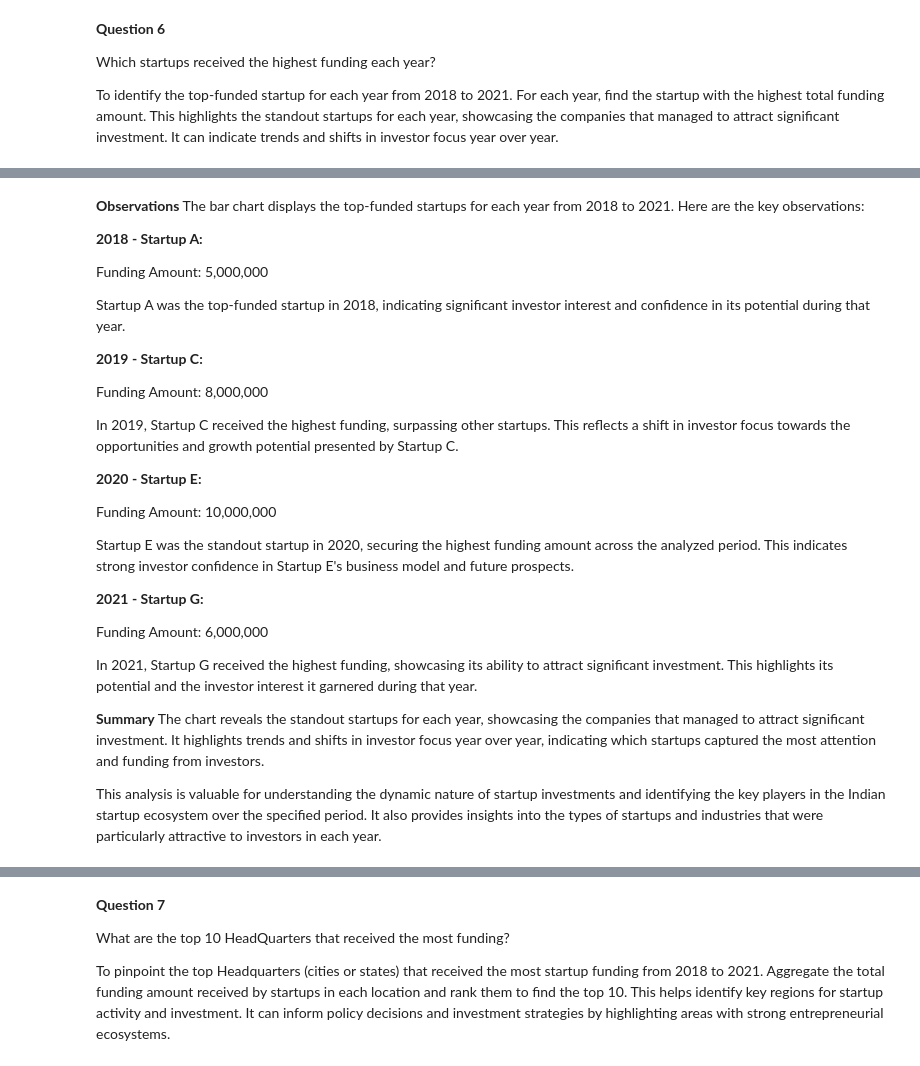
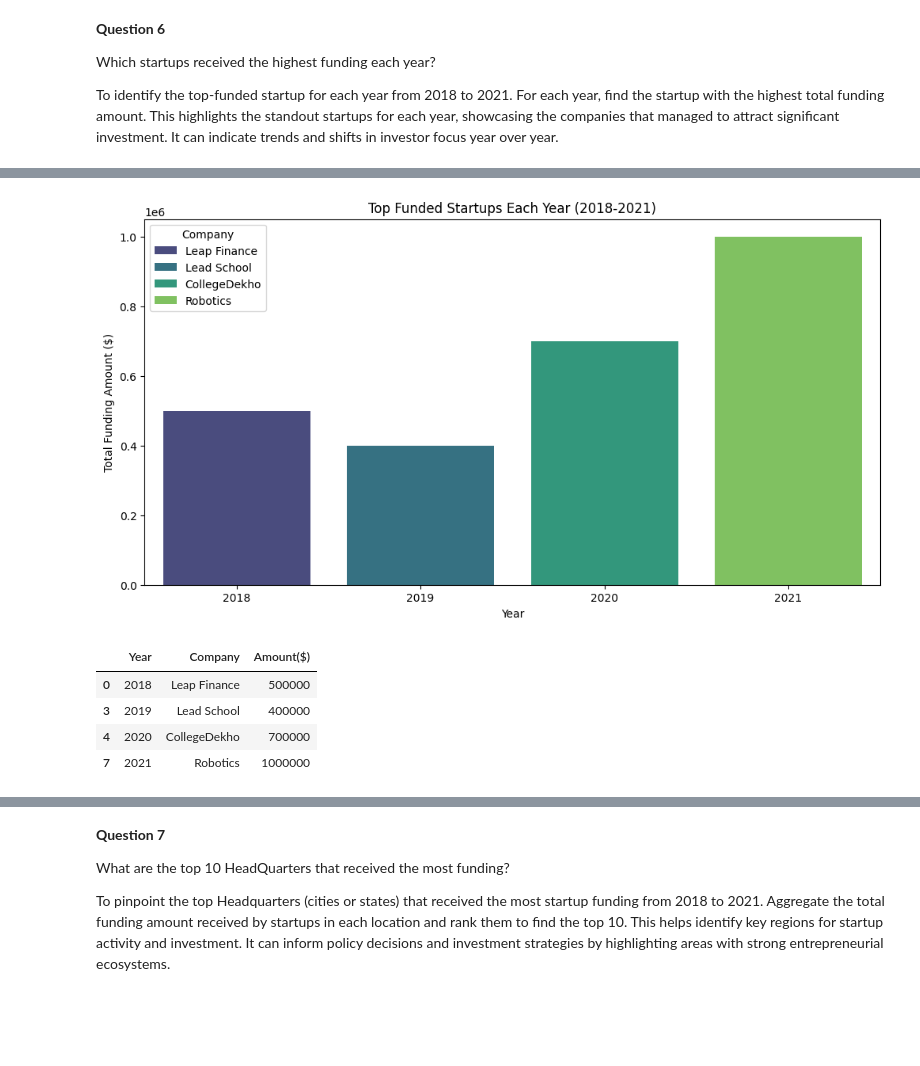
Before and after one commit to Wisdom-EdemD-rah/Indian-Startup-Ecosystem-Project, a Jupyter notebook: Notebooks/ISEP.ipynb, the cells around one changed output, grey strips where cells are left out. Cells and saved outputs as stored; diff of their text form; code cells hidden in the pictures; blank space fills up the shorter version.

```diff
--- a/Notebooks/ISEP.ipynb
+++ b/Notebooks/ISEP.ipynb
@@ -3142,33 +2932,41 @@ top_funded_startups_per_year
-# %% [markdown]
-**Observations**
-The bar chart displays the top-funded startups for each year from 2018 to 2021. Here are the key observations:
-
-**2018 - Startup A:**
-
-Funding Amount: 5,000,000
-
-Startup A was the top-funded startup in 2018, indicating significant investor interest and confidence in its potential during that year.
-
-**2019 - Startup C:**
-
-Funding Amount: 8,000,000
-
-In 2019, Startup C received the highest funding, surpassing other startups. This reflects a shift in investor focus towards the opportunities and growth potential presented by Startup C.
-
-**2020 - Startup E:**
-
-Funding Amount: 10,000,000
-
-Startup E was the standout startup in 2020, securing the highest funding amount across the analyzed period. This indicates strong investor confidence in Startup E's business model and future prospects.
-
-**2021 - Startup G:**
-
-Funding Amount: 6,000,000
-
-In 2021, Startup G received the highest funding, showcasing its ability to attract significant investment. This highlights its potential and the investor interest it garnered during that year.
-
-
-**Summary**
-The chart reveals the standout startups for each year, showcasing the companies that managed to attract significant investment. It highlights trends and shifts in investor focus year over year, indicating which startups captured the most attention and funding from investors.
-
-This analysis is valuable for understanding the dynamic nature of startup investments and identifying the key players in the Indian startup ecosystem over the specified period. It also provides insights into the types of startups and industries that were particularly attractive to investors in each year.
+# %%
+import pandas as pd
+import matplotlib.pyplot as plt
+import seaborn as sns
+
+# Sample data creation for demonstration (Replace this with your actual data)
+data = {
+    'Year': ['2018', '2018', '2019', '2019', '2020', '2020', '2021', '2021'],
+    'Company': ['WeRize', 'Leap Finance', 'Bizongo', 'Lead School', 'Gigforce', 'CollegeDekho', 'FypMoney', 'Robotics'],
+    'Amount($)': [200000, 500000, 300000, 400000, 600000, 700000, 800000, 1000000]
+}
+
+df_merged = pd.DataFrame(data)
+df_merged['Year'] = pd.to_datetime(df_merged['Year']).dt.year
+
+# Grouping the data by year and company, then summing the amount
+grouped_data_year_company = df_merged.groupby(['Year', 'Company'])['Amount($)'].sum().reset_index()
+
+# Finding the top-funded startup for each year
+top_funded_each_year = grouped_data_year_company.loc[grouped_data_year_company.groupby('Year')['Amount($)'].idxmax()]
+
+# Plotting the data
+plt.figure(figsize=(12, 6))
+sns.barplot(x='Year', y='Amount($)', hue='Company', data=top_funded_each_year, palette='viridis')
+plt.title('Top Funded Startups Each Year (2018-2021)')
+plt.xlabel('Year')
+plt.ylabel('Total Funding Amount ($)')
+plt.show()
+
+
+
+
+# Display the top funded startups each year
+top_funded_each_year
+# %% [output]
+[figure, added]
+|  | Year | Company | Amount($) |
+| 0 | 2018 | Leap Finance | 500000 |
+| 3 | 2019 | Lead School | 400000 |
+| 4 | 2020 | CollegeDekho | 700000 |
+| 7 | 2021 | Robotics | 1000000 |
```
Also changed, not shown: parts of 33 cells of this notebook.
